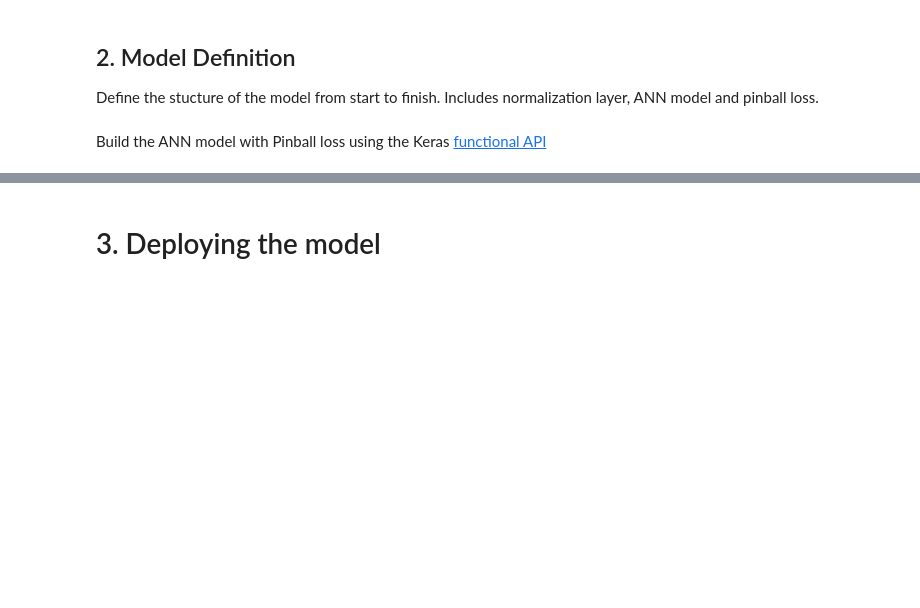
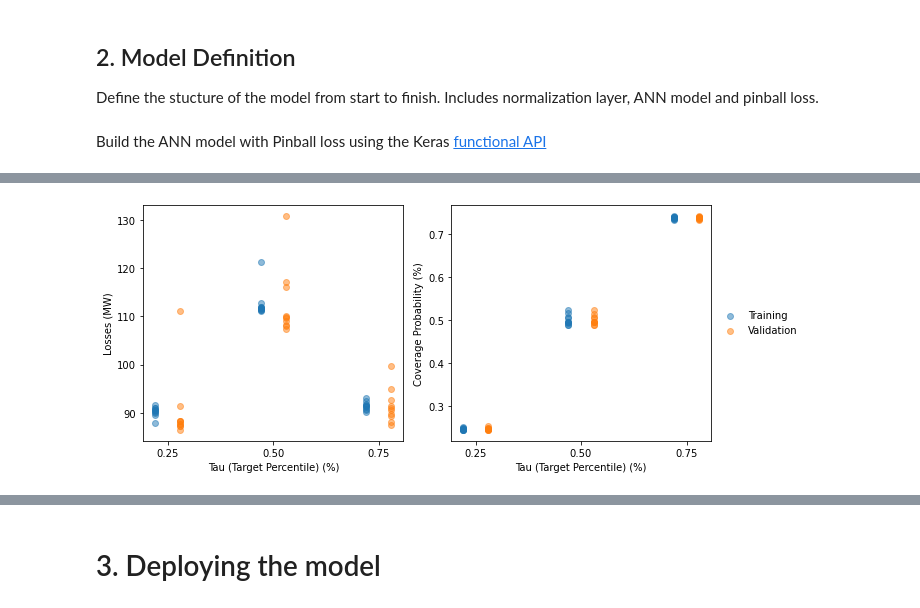
Before and after one commit to e3-/RESERVE-Public, a Jupyter notebook: code/rescue.ipynb, the cells around one changed output, grey strips where cells are left out. Cells and saved outputs as stored; diff of their text form; code cells hidden in the pictures; blank space fills up the shorter version.

Commit message:
Incorporate cross validation functionality into the main notebook.

```diff
--- a/code/rescue.ipynb
+++ b/code/rescue.ipynb
@@ -45,15 +46,14 @@ input_trainval = pd.read_pickle(os.path.join('outputs_from_code','trainval_input
 output_trainval = pd.read_pickle(os.path.join('outputs_from_code','trainval_output.pkl')).T
 n_samples = input_trainval.shape[0]
 
-input_trainval = input_trainval.values.astype('float32')
-output_trainval = output_trainval.values.astype('float32')
+
 
 datetimes_trainval = pd.read_pickle(os.path.join('outputs_from_code','trainval_datetimes.pkl'))
 num_cv_folds = 10
 path_to_shuffled_indices = os.path.join("outputs_from_code","day_block_shuffled_indices.npy")
 
 # Call function
-val_masks_all_folds = get_CV_masks(datetimes_trainval, num_cv_folds, path_to_shuffled_indices)
+val_masks_all_folds = cross_val.get_CV_masks(datetimes_trainval, num_cv_folds, path_to_shuffled_indices)
 # %% [output]
 Day block shuffling pre-determnined....
 Done....
@@ -225,0 +232,39 @@ history
+# %%
+# Visualizing cross-validation performance and generalizability of the model
+# reassemble the best performing model's loss
+train_losses = pd.DataFrame(None, index = PI_percentiles)
+val_losses = train_losses.copy()
+train_cp = train_losses.copy()
+val_cp = train_losses.copy()
+
+for tau in PI_percentiles:
+    for fold_idx in range(num_cv_folds):
+        train_losses.loc[tau, fold_idx] = history[(tau, fold_idx)].history['loss'][-1]
+        train_cp.loc[tau,fold_idx] = history[(tau, fold_idx)].history['CP'][-1]
+        val_losses.loc[tau, fold_idx] = history[(tau, fold_idx)].history['val_loss'][-1]
+        val_cp.loc[tau,fold_idx] = history[(tau, fold_idx)].history['val_CP'][-1]
+# %%
+# Visualization of the training process
+
+fig, axarr = plt.subplots(1,2, sharex = True)
+train_x_pos =np.expand_dims(np.array(PI_percentiles),1)*np.ones((1,10)) - 0.03
+val_x_pos = np.expand_dims(np.array(PI_percentiles),1)*np.ones((1,10)) + 0.03
+
+axarr[0].scatter(train_x_pos.ravel(), train_losses.values.ravel(),label = 'Training', alpha = 0.5)
+axarr[0].scatter(val_x_pos.ravel(), val_losses.values.ravel(), label = 'Validation',alpha = 0.5)
+axarr[0].set_xticks(PI_percentiles)
+axarr[0].set_xlabel('Tau (Target Percentile) (%)')
+axarr[0].set_ylabel('Losses (MW)')
+
+axarr[1].scatter(train_x_pos.ravel(), train_cp.values.ravel(), label = 'Training' ,alpha = 0.5)
+axarr[1].scatter(val_x_pos.ravel(), val_cp.values.ravel(), label = 'Validation',alpha = 0.5)
+axarr[1].set_xticks(PI_percentiles)
+axarr[1].set_xlabel('Tau (Target Percentile) (%)')
+axarr[1].set_ylabel('Coverage Probability (%)')
+
+axarr[1].legend(loc = 'center left', bbox_to_anchor = [1,0.5], frameon = False)
+fig.set_size_inches(10,4)
+fig.tight_layout()
+fig.savefig('cross_validation_and_generalizability.png', bbox_inches = 'tight')
+# %% [output]
+[figure, added]
```
Also changed, not shown: parts of 10 cells of this notebook, 2 other files.
